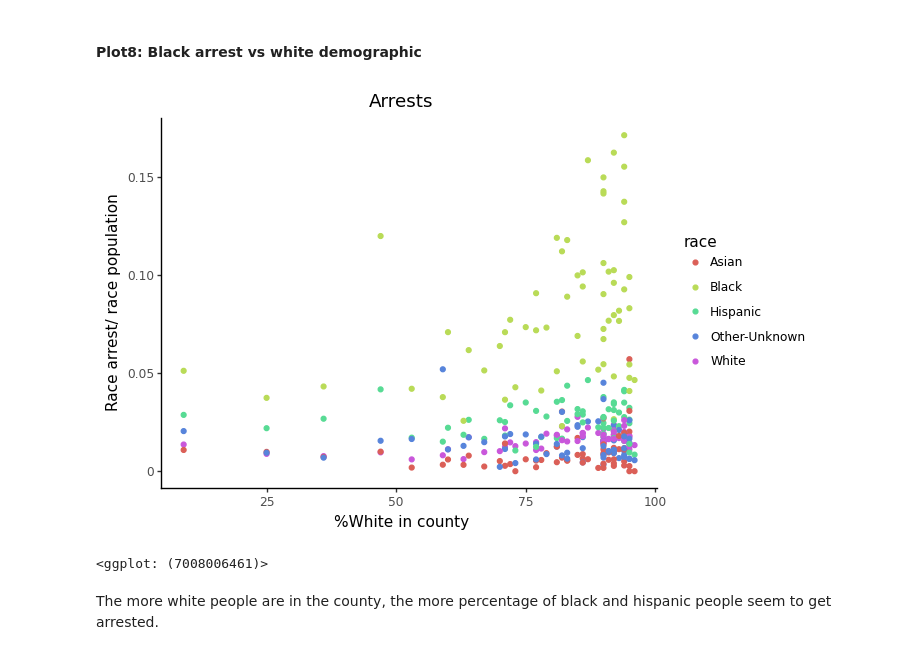
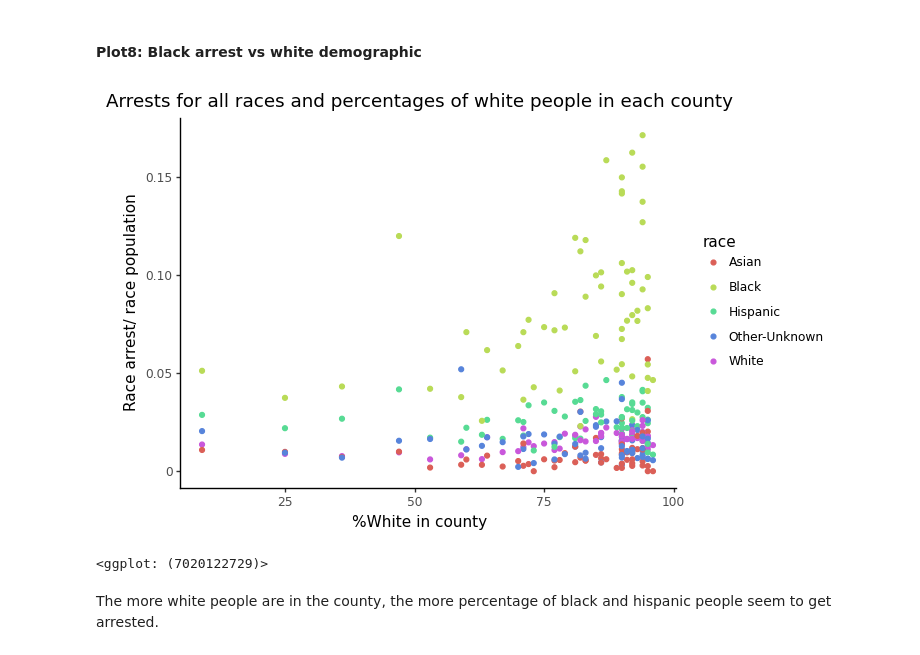
Before and after one commit to maayaikeda/newyork_crime, a Jupyter notebook: New_york_race_and_arrest.ipynb, the cells around one changed output. Cells and saved outputs as stored; diff of their text form; code cells hidden in the pictures.

```diff
--- a/New_york_crime_cleaned.ipynb
+++ b/New_york_race_and_arrest.ipynb
@@ -468,14 +474,15 @@ Black people are arrested more in small counties and those with low percentage o
 # %%
 (ggplot(prison_df2, aes(x= 'perwhite*100', y='arrestperpopulation',color = 'race'))
  + geom_point()
- + ggtitle('Arrests')
+ + ggtitle('Arrests for all races and percentages of white people in each county')
  + ylab('Race arrest/ race population')
  + xlab('%White in county')
  + theme_classic()
+ + labs(color='Race')
 )
 # %% [output]
-[figure, old version]
+[figure, new version]
-<ggplot: (7008006461)>
+<ggplot: (7020122729)>
 # %% [markdown]
 The more white people are in the county, the more percentage of black and hispanic people seem to get arrested.
 # %% [markdown]
```
Also changed, not shown: parts of 21 cells of this notebook.
